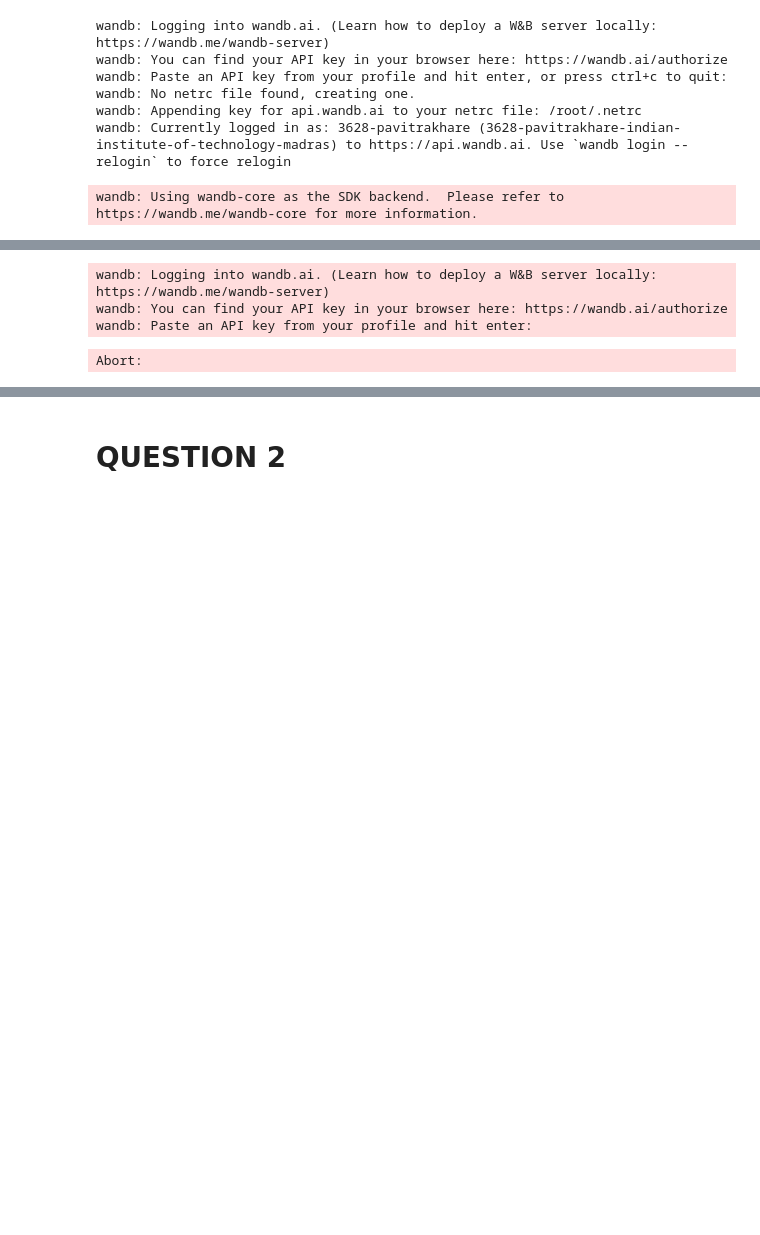
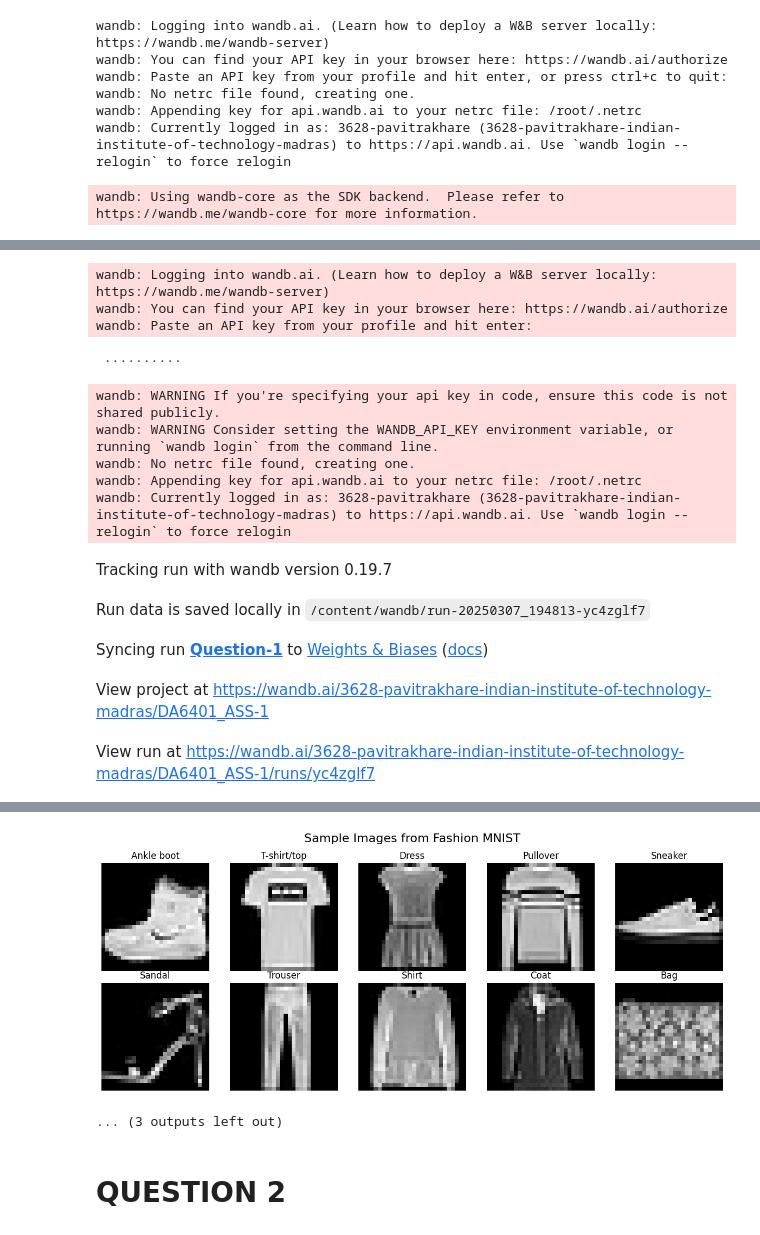
Before and after one commit to Pavitra-khare/DA6401_Deep_learning, a Jupyter notebook: DA6401_Assignment_1.ipynb, the cells around one changed output, grey strips where cells are left out. Saved outputs shown, nothing was run; the diff lists cells and outputs as text; code cells hidden in the pictures; blank space fills up the shorter version.

```diff
--- a/DA6401_Assignment_1.ipynb
+++ b/DA6401_Assignment_1.ipynb
@@ -76,7 +76,7 @@ import matplotlib.pyplot as plt
 from keras.datasets import fashion_mnist
 
 # Initialize Weights & Biases (W&B) for experiment tracking
-wandb.init(project="DA6401-assignment_1", name="Question-1")
+wandb.init(project="DA6401_ASS-1", name="Question-1")
 
 # Load the Fashion MNIST dataset
 (train_images, train_labels), (test_images, test_labels) = fashion_mnist.load_data()
@@ -119,4 +119,14 @@ wandb: Using wandb-core as the SDK backend.  Please refer to https://wandb.me/wa
 wandb: Logging into wandb.ai. (Learn how to deploy a W&B server locally: https://wandb.me/wandb-server)
 wandb: You can find your API key in your browser here: https://wandb.ai/authorize
 wandb: Paste an API key from your profile and hit enter:
-Abort:
+ ··········
+wandb: WARNING If you're specifying your api key in code, ensure this code is not shared publicly.
+wandb: WARNING Consider setting the WANDB_API_KEY environment variable, or running `wandb login` from the command line.
+wandb: No netrc file found, creating one.
+wandb: Appending key for api.wandb.ai to your netrc file: /root/.netrc
+wandb: Currently logged in as: 3628-pavitrakhare (3628-pavitrakhare-indian-institute-of-technology-madras) to https://api.wandb.ai. Use `wandb login --relogin` to force relogin
+Tracking run with wandb version 0.19.7
+Run data is saved locally in /content/wandb/run-20250307_194813-yc4zglf7
+Syncing run Question-1 to Weights & Biases (docs)
+View project at https://wandb.ai/3628-pavitrakhare-indian-institute-of-technology-madras/DA6401_ASS-1
+View run at https://wandb.ai/3628-pavitrakhare-indian-institute-of-technology-madras/DA6401_ASS-1/runs/yc4zglf7
@@ -123,3 +141,5 @@ Abort:
+[figure, added]
+... (3 outputs left out)
 # %% [markdown]
 # QUESTION 2
 # %%
```
Also changed, not shown: parts of 17 cells of this notebook.
